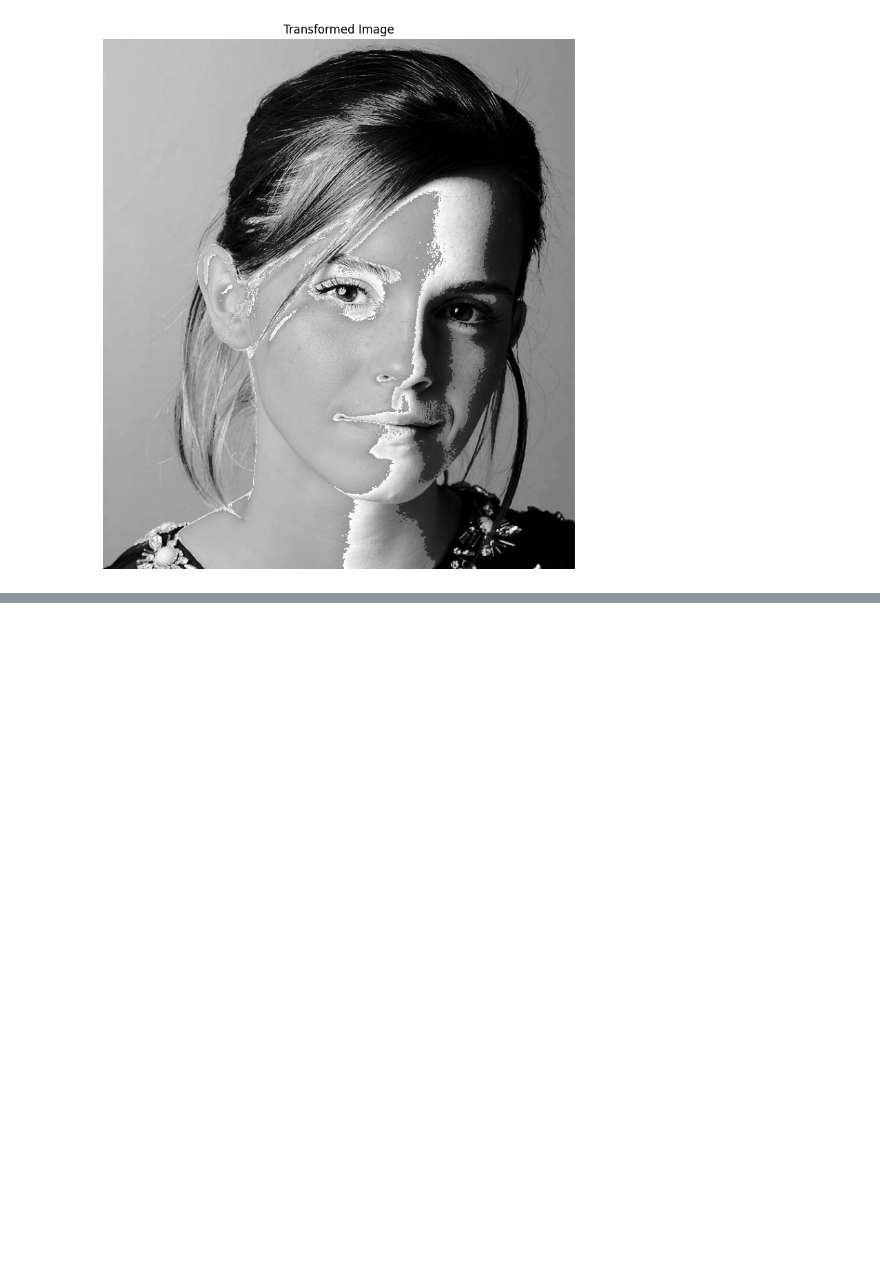
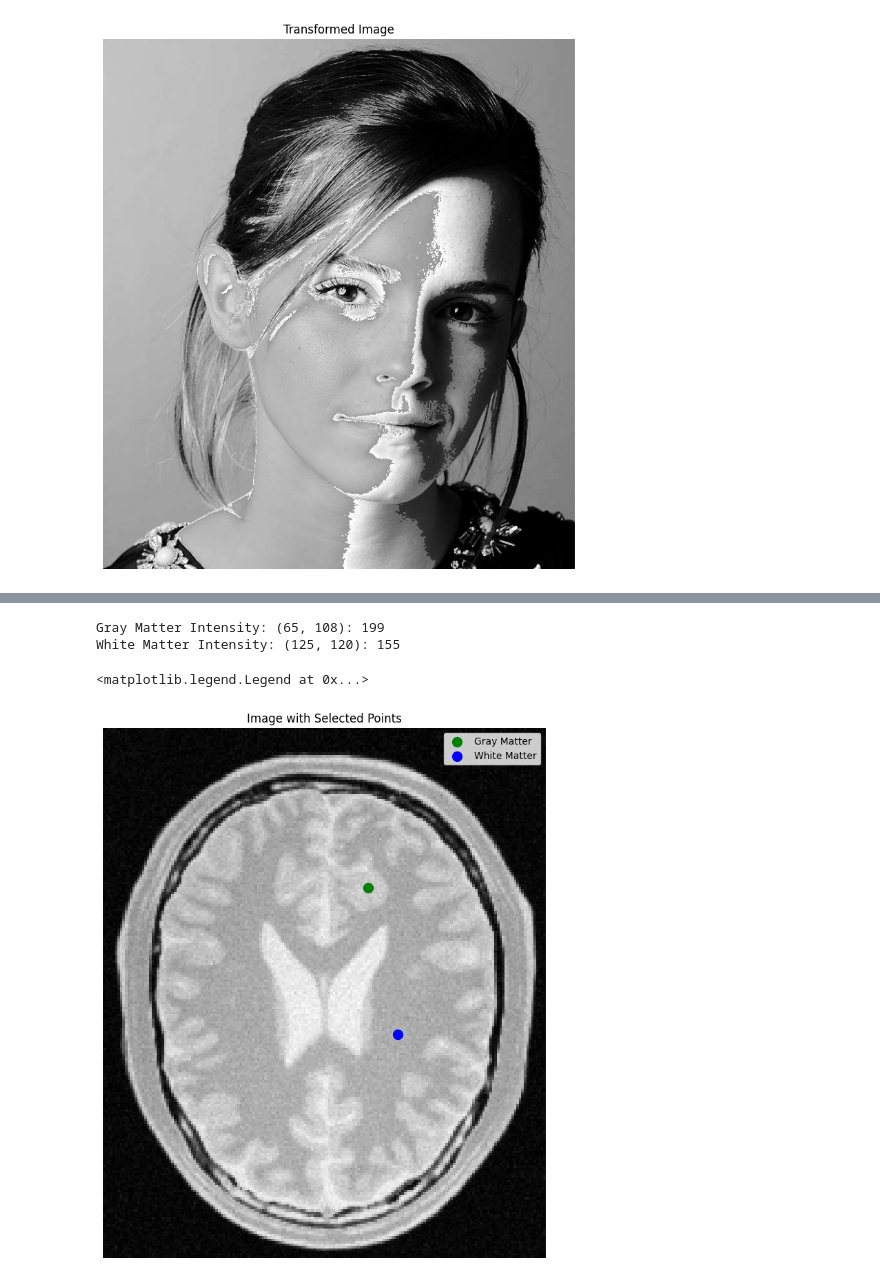
Before and after one commit to M3thsara/M3thsara-Image-Processing-and-Machine-Vision, a Jupyter notebook: A01_Intensity_Transformations_and_Neighborhood_Filtering.ipynb, the cells around one changed output, grey strips where cells are left out. Saved outputs shown, nothing was run; the diff lists cells and outputs as text; code cells hidden in the pictures; blank space fills up the shorter version.

```diff
--- a/A01_Intensity_Transformations_and_Neighborhood_Filtering.ipynb
+++ b/A01_Intensity_Transformations_and_Neighborhood_Filtering.ipynb
@@ -58,0 +72,28 @@ plt.show()
+# %%
+# Measure the intensity at the specified locations
+
+#coordinates (row, column)
+location1 = (65, 108)
+location2 = (125, 120)
+
+# Intensity at locations
+intensity1 = image2[location1]
+intensity2 = image2[location2]
+
+# Print the results
+print(f'Gray Matter Intensity: {location1}: {intensity1}')
+print(f'White Matter Intensity: {location2}: {intensity2}')
+
+plt.figure(figsize=(10, 10))
+plt.title('Image with Selected Points')
+plt.imshow(image2, cmap='gray')
+
+plt.scatter(location1[1], location1[0], color='green', marker='o', s=100, label='Gray Matter')
+plt.scatter(location2[1], location2[0], color='blue', marker='o', s=100, label='White Matter')
+plt.axis('off')
+plt.legend()
+# %% [output]
+Gray Matter Intensity: (65, 108): 199
+White Matter Intensity: (125, 120): 155
+<matplotlib.legend.Legend at 0x...>
+[figure, added]
```
Also changed, not shown: parts of 5 cells of this notebook.
